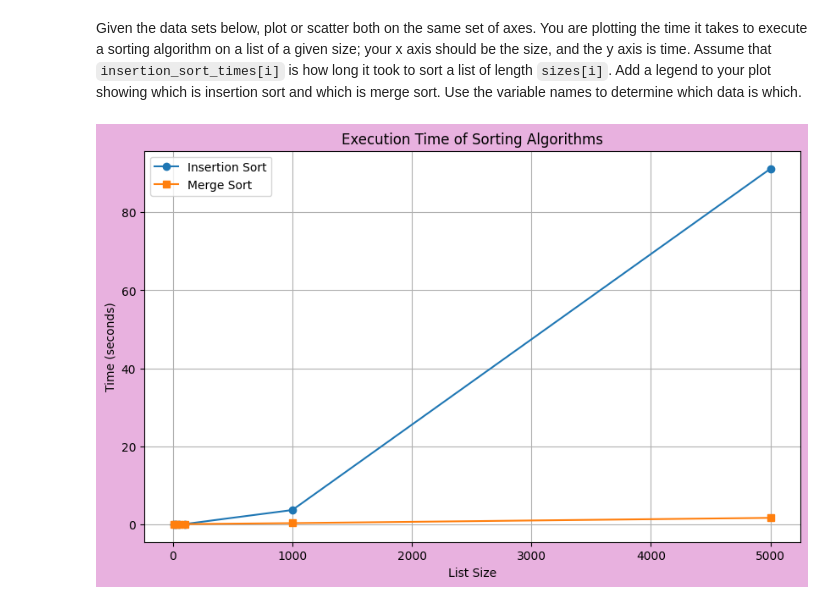
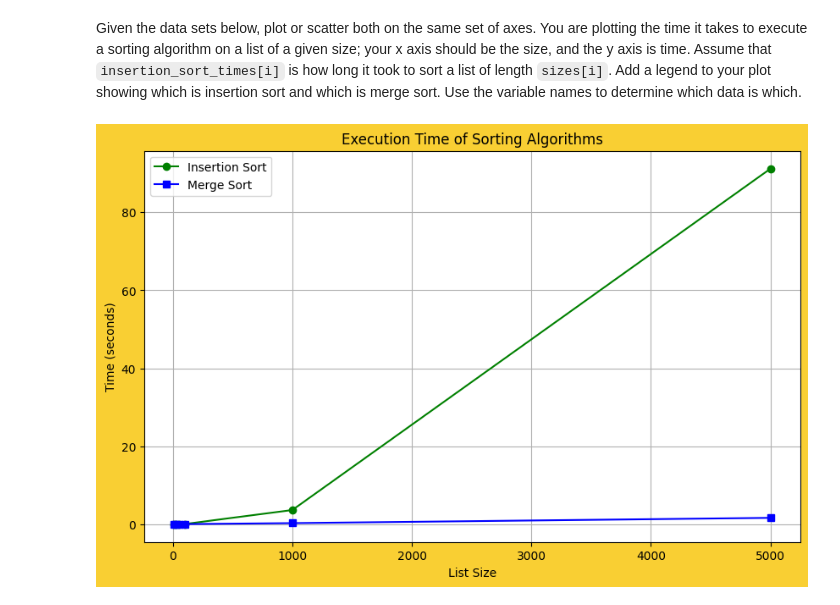
Before and after one commit to 14dstcyr/matplotlib-for-wmnlp, a Jupyter notebook: pyplot.ipynb, the cells around one changed output. Cells and saved outputs as stored; diff of their text form; code cells hidden in the pictures.

```diff
--- a/pyplot.ipynb
+++ b/pyplot.ipynb
@@ -120,27 +119,27 @@ Given the data sets below, plot or scatter both on the same set of axes.  You ar
 # %%
 from typing import List
 import matplotlib.pyplot as plt  # Only add # type: ignore here if you see a specific type error with matplotlib
 
 # Data to be used
 sizes = [10, 20, 50, 100, 1000, 5000]
 insertion_sort_times = [0.0010252999999999998, 0.0027026999999999954, 0.010147200000000002, 0.0381137, 3.6303399, 91.2180796]
 merge_sort_times = [0.00161889999999687, 0.003635600000009731, 0.0090655000000055, 0.020108000000007564, 0.2687474000000094, 1.6147050999999948]
 
 # Plot the data
-plt.figure(figsize=(10, 6), facecolor='#e8b1df')  # Custom background color
+plt.figure(figsize=(10, 6), facecolor='#f9cf33')  # Custom background color
 
 # Plot each dataset
-plt.plot(sizes, insertion_sort_times, marker='o', label='Insertion Sort')
-plt.plot(sizes, merge_sort_times, marker='s', label='Merge Sort')
+plt.plot(sizes, insertion_sort_times, marker='o', color='green', label='Insertion Sort')
+plt.plot(sizes, merge_sort_times, marker='s', color='blue', label='Merge Sort')
 
 # Add labels and title
 plt.xlabel('List Size')
 plt.ylabel('Time (seconds)')
 plt.title('Execution Time of Sorting Algorithms')
 plt.legend()
 
 # Display plot
 plt.grid(True)
 plt.show()
 # %% [output]
-[figure, old version]
+[figure, new version]
```
Also changed, not shown: parts of 4 cells of this notebook, 2 other files.
